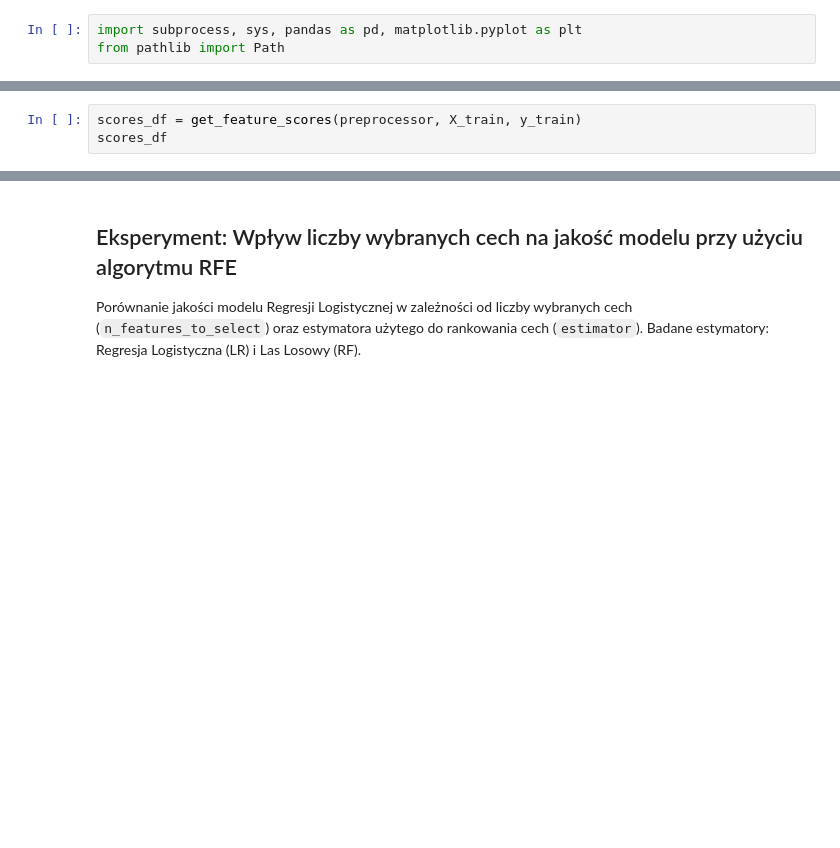
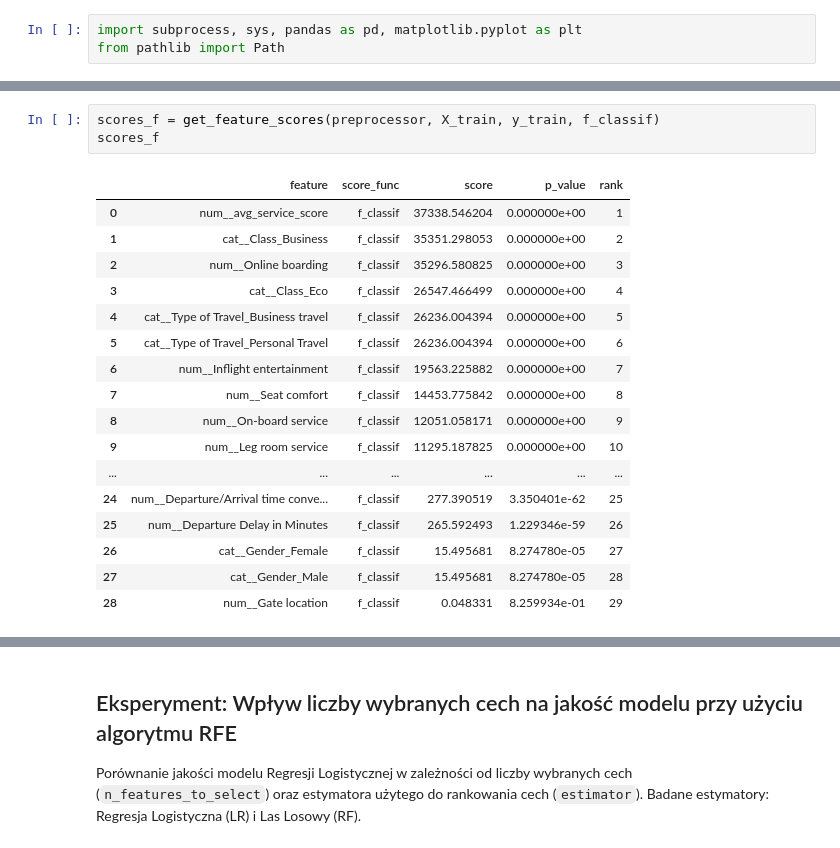
Before and after one commit to nataliap203/Airline_Passenger_Satisfaction_Classification, a Jupyter notebook: notebooks/main.ipynb, the cells around one changed output, grey strips where cells are left out. Saved outputs shown, nothing was run; the diff lists cells and outputs as text; blank space fills up the shorter version.

```diff
--- a/notebooks/main.ipynb
+++ b/notebooks/main.ipynb
@@ -207,4 +448,22 @@ plot_k_vs_metrics(results)
 # %%
-scores_df = get_feature_scores(preprocessor, X_train, y_train)
-scores_df
+scores_f = get_feature_scores(preprocessor, X_train, y_train, f_classif)
+scores_f
+# %% [output]
+|  | feature | score_func | score | p_value | rank |
+| 0 | num__avg_service_score | f_classif | 37338.546204 | 0.000000e+00 | 1 |
+| 1 | cat__Class_Business | f_classif | 35351.298053 | 0.000000e+00 | 2 |
+| 2 | num__Online boarding | f_classif | 35296.580825 | 0.000000e+00 | 3 |
+| 3 | cat__Class_Eco | f_classif | 26547.466499 | 0.000000e+00 | 4 |
+| 4 | cat__Type of Travel_Business travel | f_classif | 26236.004394 | 0.000000e+00 | 5 |
+| 5 | cat__Type of Travel_Personal Travel | f_classif | 26236.004394 | 0.000000e+00 | 6 |
+| 6 | num__Inflight entertainment | f_classif | 19563.225882 | 0.000000e+00 | 7 |
+| 7 | num__Seat comfort | f_classif | 14453.775842 | 0.000000e+00 | 8 |
+| 8 | num__On-board service | f_classif | 12051.058171 | 0.000000e+00 | 9 |
+| 9 | num__Leg room service | f_classif | 11295.187825 | 0.000000e+00 | 10 |
+| ... | ... | ... | ... | ... | ... |
+| 24 | num__Departure/Arrival time conve... | f_classif | 277.390519 | 3.350401e-62 | 25 |
+| 25 | num__Departure Delay in Minutes | f_classif | 265.592493 | 1.229346e-59 | 26 |
+| 26 | cat__Gender_Female | f_classif | 15.495681 | 8.274780e-05 | 27 |
+| 27 | cat__Gender_Male | f_classif | 15.495681 | 8.274780e-05 | 28 |
+| 28 | num__Gate location | f_classif | 0.048331 | 8.259934e-01 | 29 |
 # %%
```
Also changed, not shown: parts of 38 cells of this notebook, 1 other file.
